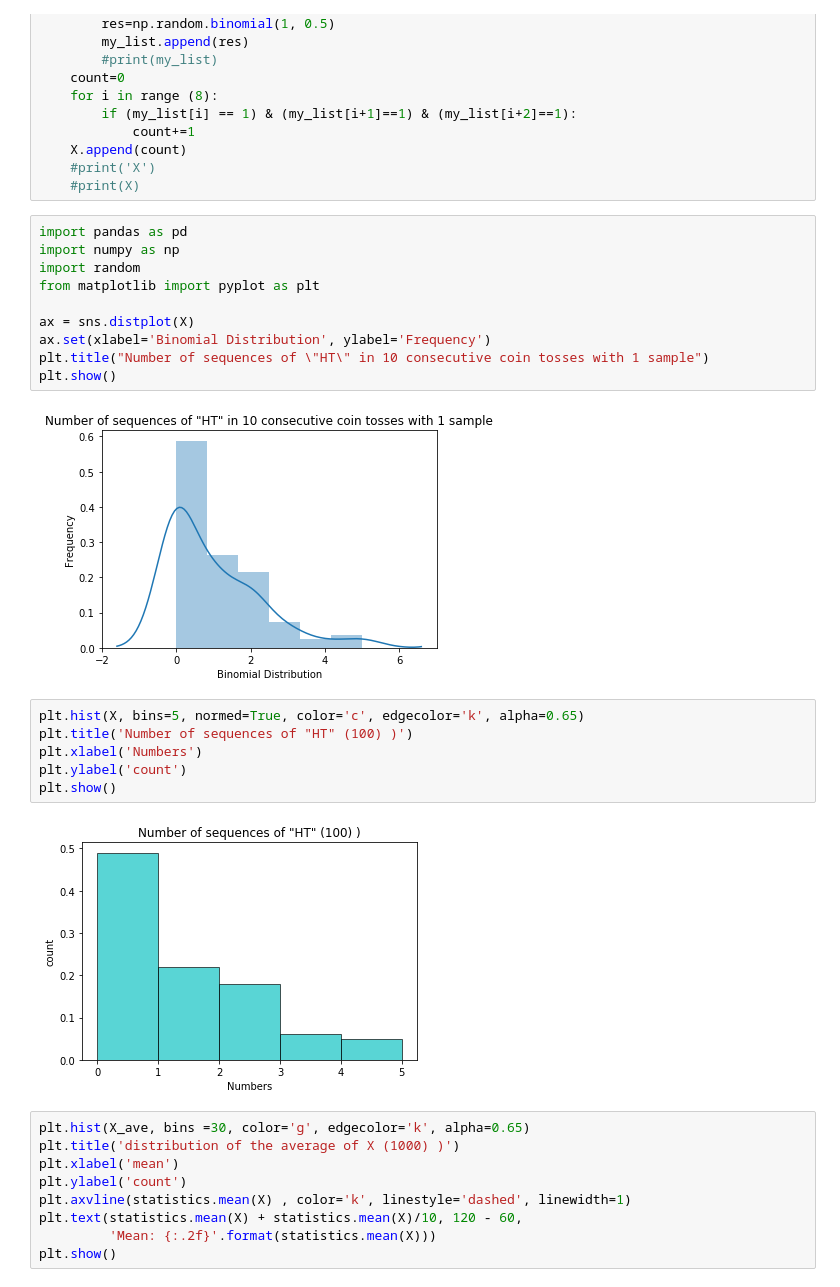
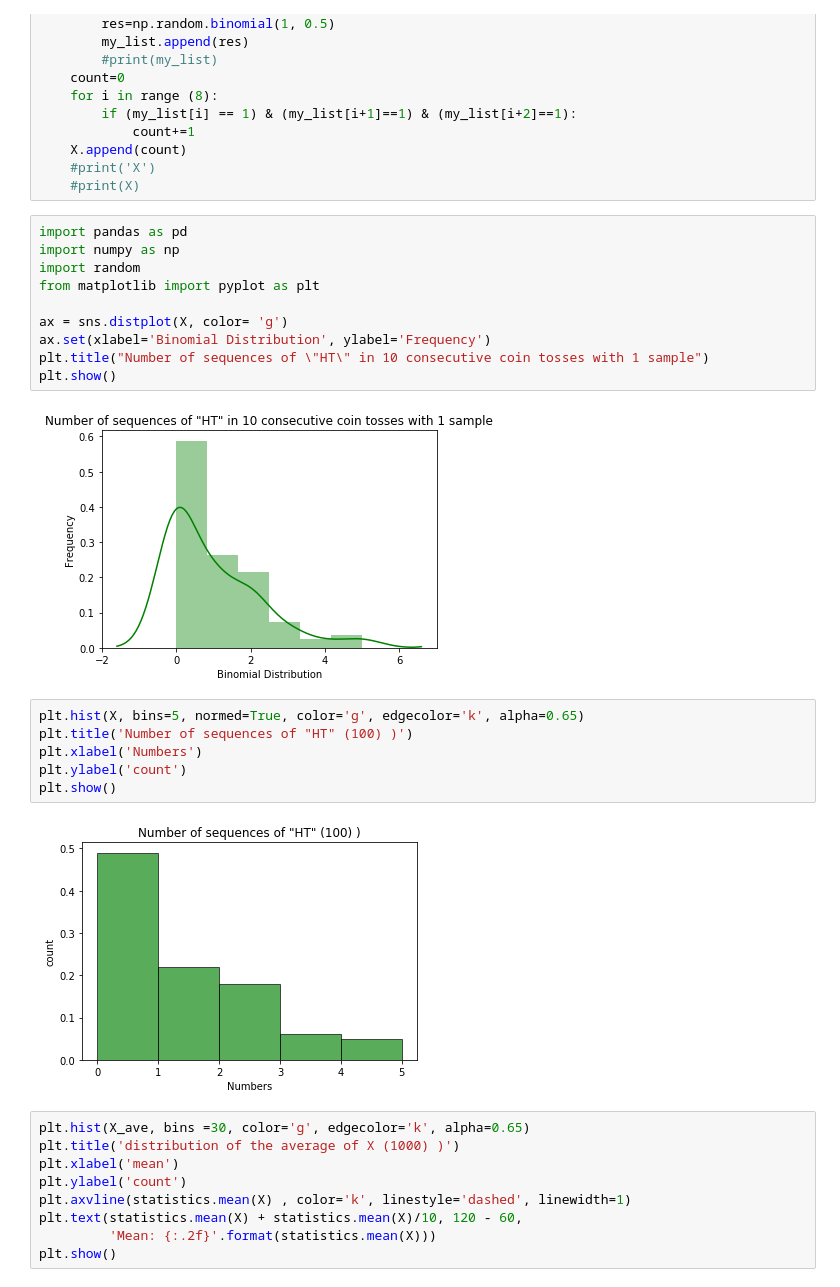
Before and after one commit to AyahSoufan/ML-BootCamp, a Jupyter notebook: Central_Limit_Theorem.ipynb, the cells around one changed output. Saved outputs shown, nothing was run; the diff lists cells and outputs as text.

```diff
--- a/Central_Limit_Theorem.ipynb
+++ b/Central_Limit_Theorem.ipynb
@@ -113,20 +113,20 @@ import numpy as np
 import random
 from matplotlib import pyplot as plt
 
-ax = sns.distplot(X)
+ax = sns.distplot(X, color= 'g')
 ax.set(xlabel='Binomial Distribution', ylabel='Frequency')
 plt.title("Number of sequences of \"HT\" in 10 consecutive coin tosses with 1 sample")
 plt.show()
 # %% [output]
-[figure, old version]
+[figure, new version]
 # %%
-plt.hist(X, bins=5, normed=True, color='c', edgecolor='k', alpha=0.65)
+plt.hist(X, bins=5, normed=True, color='g', edgecolor='k', alpha=0.65)
 plt.title('Number of sequences of "HT" (100) )')
 plt.xlabel('Numbers')
 plt.ylabel('count')
 plt.show()
 # %% [output]
-[figure, old version]
+[figure, new version]
 # %%
 plt.hist(X_ave, bins =30, color='g', edgecolor='k', alpha=0.65)
 plt.title('distribution of the average of X (1000) )')
```
